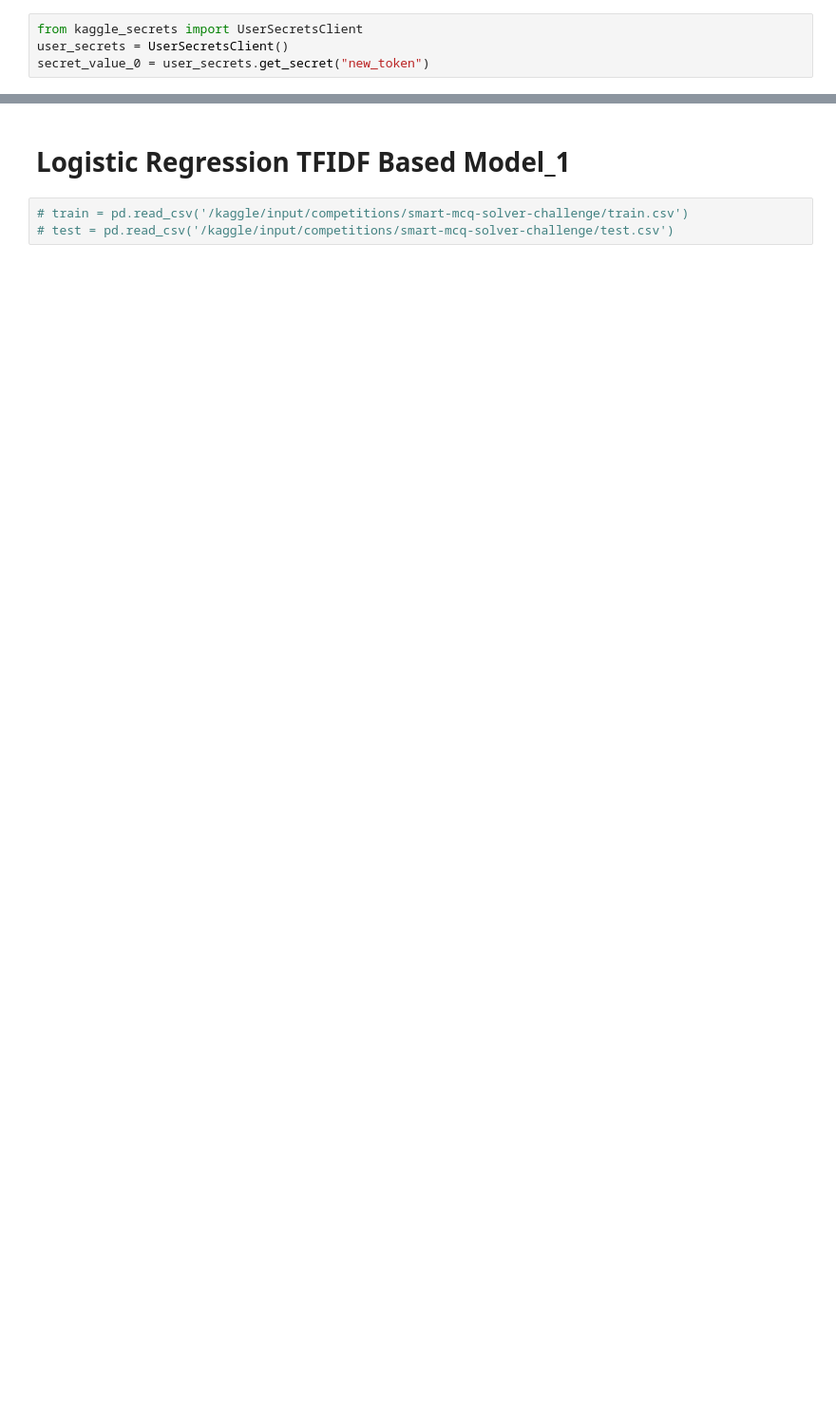
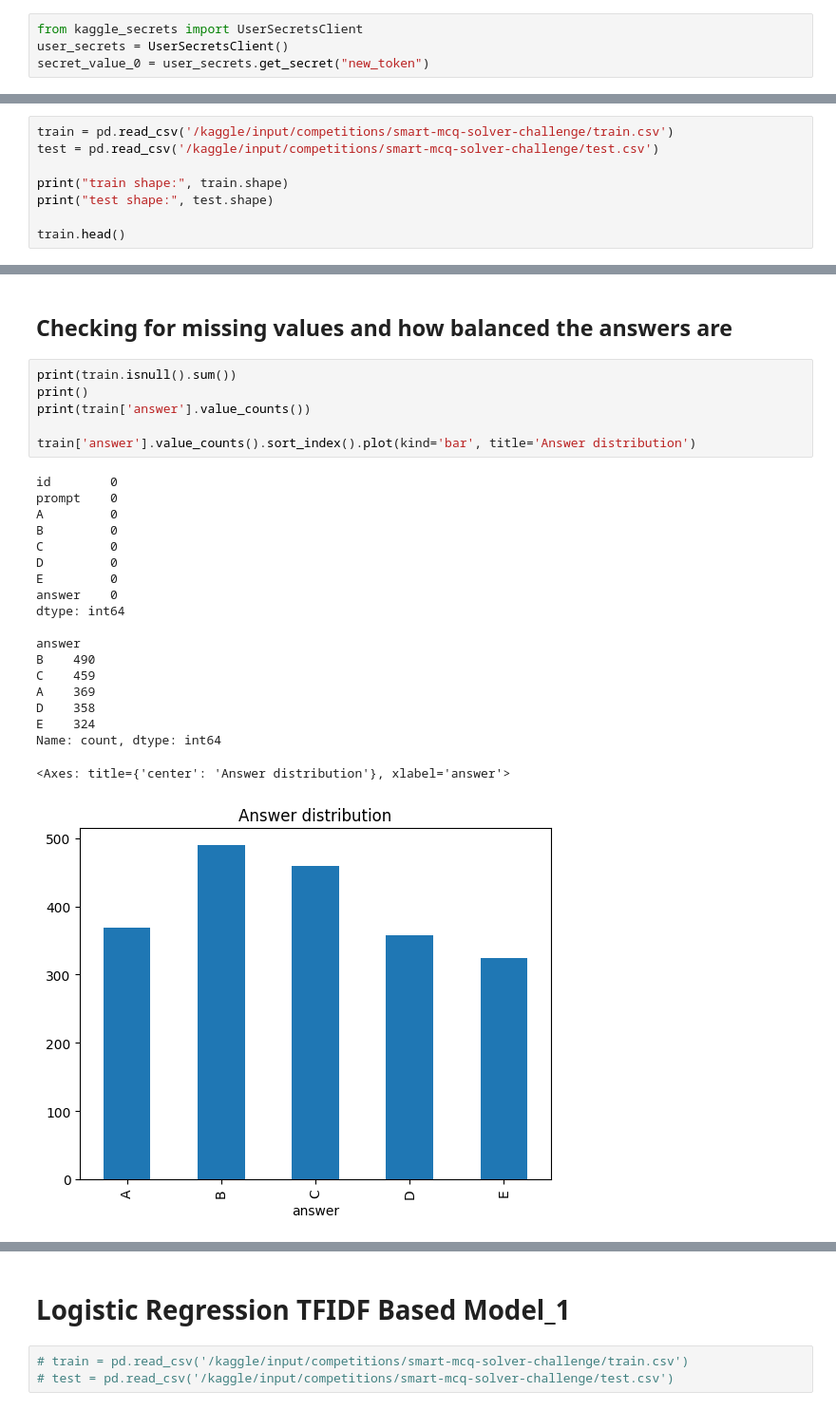
Before and after one commit to 24f2001460/dl-24f2001460-notebook-t22026, a Jupyter notebook: DL-24f2001460-notebook-t22026.ipynb, the cells around one changed output, grey strips where cells are left out. Shown at 95% size. Saved outputs shown, nothing was run; the diff lists cells and outputs as text; blank space fills up the shorter version.

```diff
--- a/DL-24f2001460-notebook-t22026.ipynb
+++ b/DL-24f2001460-notebook-t22026.ipynb
@@ -58,0 +61,8 @@ Resolving deltas: 100% (100/100), done.
+# %%
+train = pd.read_csv('/kaggle/input/competitions/smart-mcq-solver-challenge/train.csv')
+test = pd.read_csv('/kaggle/input/competitions/smart-mcq-solver-challenge/test.csv')
+
+print("train shape:", train.shape)
+print("test shape:", test.shape)
+
+train.head()
@@ -58,0 +78,28 @@ Resolving deltas: 100% (100/100), done.
+# %% [markdown]
+## Checking for missing values and how balanced the answers are
+# %%
+print(train.isnull().sum())
+print()
+print(train['answer'].value_counts())
+
+train['answer'].value_counts().sort_index().plot(kind='bar', title='Answer distribution')
+# %% [output]
+id        0
+prompt    0
+A         0
+B         0
+C         0
+D         0
+E         0
+answer    0
+dtype: int64
+
+answer
+B    490
+C    459
+A    369
+D    358
+E    324
+Name: count, dtype: int64
+<Axes: title={'center': 'Answer distribution'}, xlabel='answer'>
+[figure, added]
```
Also changed, not shown: parts of 45 cells of this notebook.
